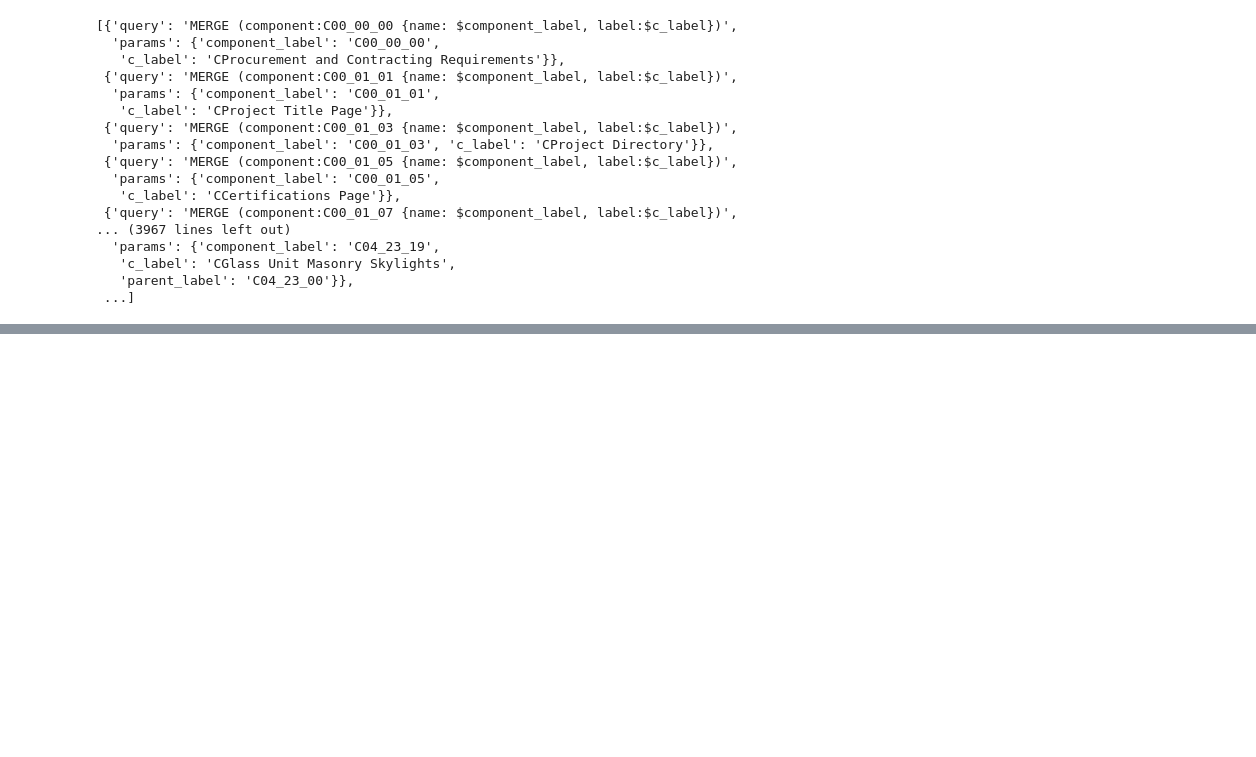
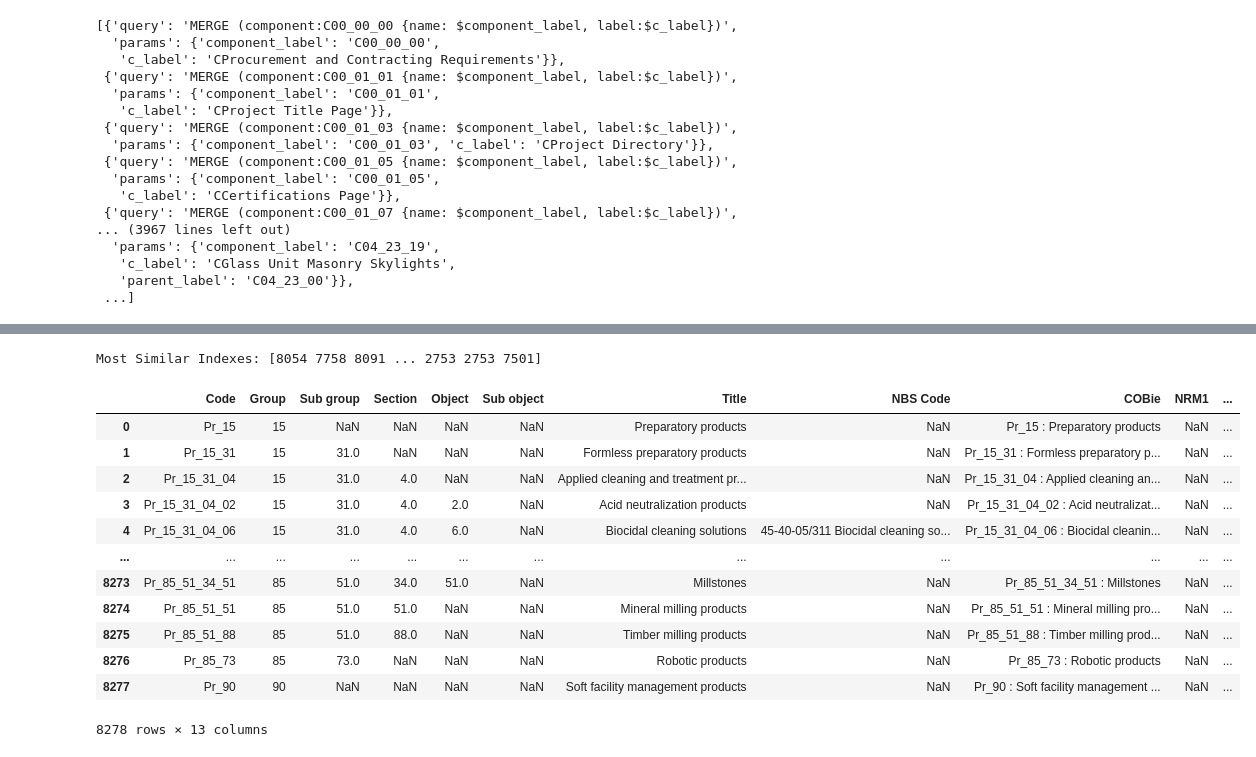
Before and after one commit to marsimaha/Reuse-Research-, a Jupyter notebook: app/test.ipynb, the cells around one changed output, grey strips where cells are left out. Drawn from its saved outputs; the diff is of its cells as text; code cells hidden in the pictures; blank space fills up the shorter version.

```diff
--- a/app/test.ipynb
+++ b/app/test.ipynb
@@ -529,0 +565,31 @@ queries
+# %%
+from sentence_transformers import util
+
+# Compute cosine similarities using the Sentence Transformer utility
+similarities = util.pytorch_cos_sim(embeddings, embeddings_uniclass)
+
+# Get the most similar index for each sentence in the first set
+most_similar_indexes = np.argmax(similarities.cpu().numpy(), axis=1)
+
+print("Most Similar Indexes:", most_similar_indexes)
+# %% [output]
+Most Similar Indexes: [8054 7758 8091 ... 2753 2753 7501]
+# %%
+import openpyxl
+
+uniclass = pd.read_excel("Uniclass2015_Pr.xlsx", header=2)
+uniclass
+# %% [output]
+|  | Code | Group | Sub group | Section | Object | Sub object | Title | NBS Code | COBie | NRM1 | ... |
+| 0 | Pr_15 | 15 | NaN | NaN | NaN | NaN | Preparatory products | NaN | Pr_15 : Preparatory products | NaN | ... |
+| 1 | Pr_15_31 | 15 | 31.0 | NaN | NaN | NaN | Formless preparatory products | NaN | Pr_15_31 : Formless preparatory p... | NaN | ... |
+| 2 | Pr_15_31_04 | 15 | 31.0 | 4.0 | NaN | NaN | Applied cleaning and treatment pr... | NaN | Pr_15_31_04 : Applied cleaning an... | NaN | ... |
+| 3 | Pr_15_31_04_02 | 15 | 31.0 | 4.0 | 2.0 | NaN | Acid neutralization products | NaN | Pr_15_31_04_02 : Acid neutralizat... | NaN | ... |
+| 4 | Pr_15_31_04_06 | 15 | 31.0 | 4.0 | 6.0 | NaN | Biocidal cleaning solutions | 45-40-05/311 Biocidal cleaning so... | Pr_15_31_04_06 : Biocidal cleanin... | NaN | ... |
+| ... | ... | ... | ... | ... | ... | ... | ... | ... | ... | ... | ... |
+| 8273 | Pr_85_51_34_51 | 85 | 51.0 | 34.0 | 51.0 | NaN | Millstones | NaN | Pr_85_51_34_51 : Millstones | NaN | ... |
+| 8274 | Pr_85_51_51 | 85 | 51.0 | 51.0 | NaN | NaN | Mineral milling products | NaN | Pr_85_51_51 : Mineral milling pro... | NaN | ... |
+| 8275 | Pr_85_51_88 | 85 | 51.0 | 88.0 | NaN | NaN | Timber milling products | NaN | Pr_85_51_88 : Timber milling prod... | NaN | ... |
+| 8276 | Pr_85_73 | 85 | 73.0 | NaN | NaN | NaN | Robotic products | NaN | Pr_85_73 : Robotic products | NaN | ... |
+| 8277 | Pr_90 | 90 | NaN | NaN | NaN | NaN | Soft facility management products | NaN | Pr_90 : Soft facility management ... | NaN | ... |
+8278 rows × 13 columns
```
Also changed, not shown: parts of 21 cells of this notebook, 9 other files.
